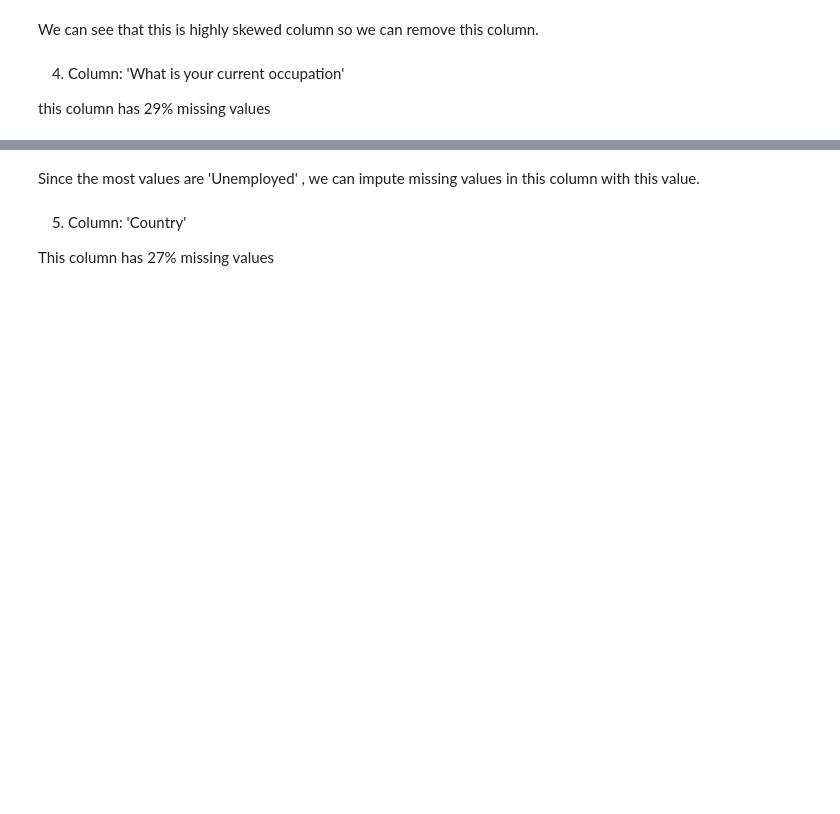
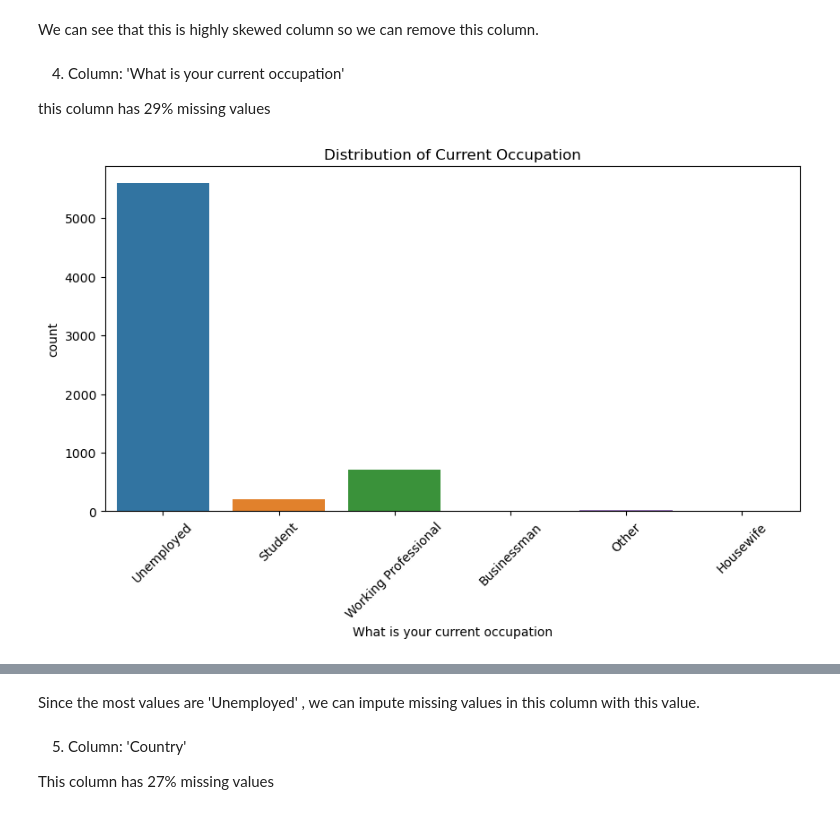
Before and after one commit to SDletstranzact/Lead-Scoring-Case-Study, a Jupyter notebook: Lead_scoring_case_study.ipynb, the cells around one changed output, grey strips where cells are left out. Cells and saved outputs as stored; diff of their text form; code cells hidden in the pictures; blank space fills up the shorter version.

```diff
--- a/Lead_scoring_case_study.ipynb
+++ b/Lead_scoring_case_study.ipynb
@@ -185,8 +199,13 @@ leads=leads.drop('What matters most to you in choosing a course',axis=1)
 
 this column has 29% missing values
 # %%
-sns.countplot(leads['What is your current occupation'])
+plt.figure(figsize=(10, 5))
+sns.countplot(x='What is your current occupation', data=leads)
 plt.xticks(rotation=45)
+plt.title("Distribution of Current Occupation")
+plt.show()
+# %% [output]
+[figure, added]
 # %%
 # Finding the percentage of the different categories of this column:
 round(leads['What is your current occupation'].value_counts(normalize=True),2)*100
```
Also changed, not shown: parts of 14 cells of this notebook.
